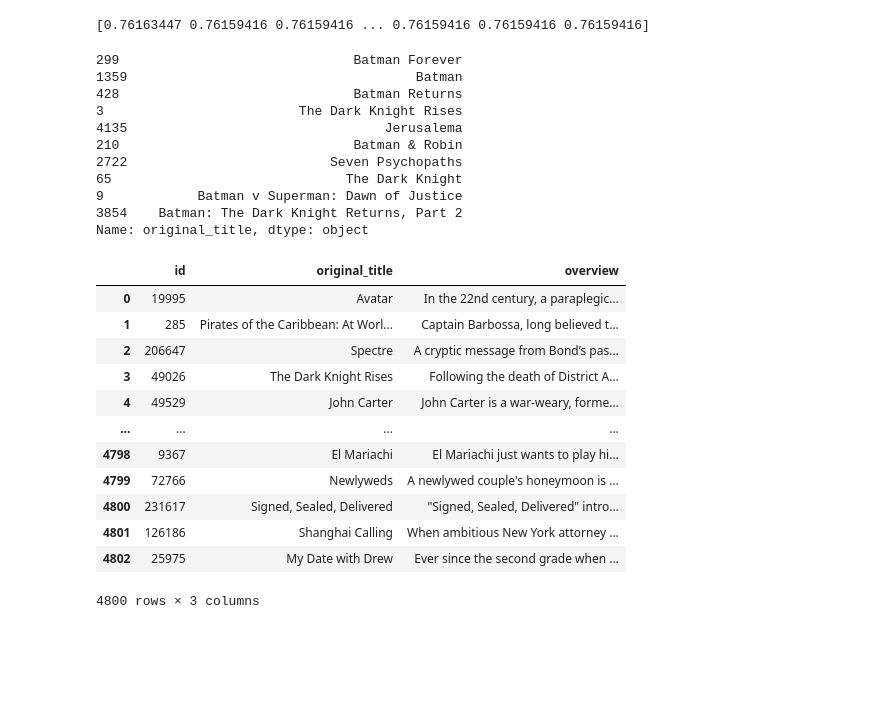
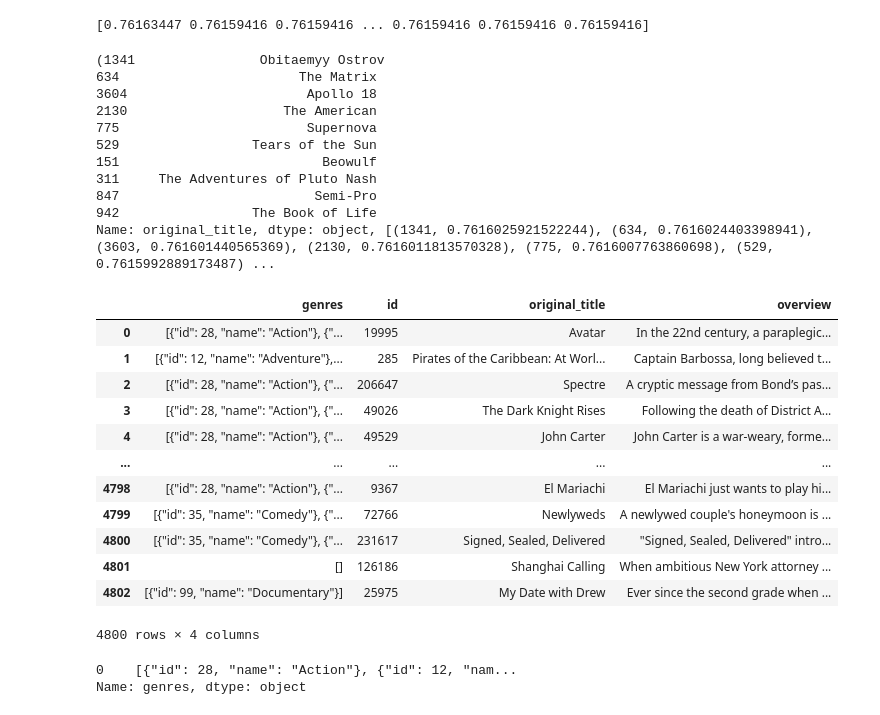
Before and after one commit to Nazihahaha/Movie-Recommendation-System, a Jupyter notebook: main.ipynb, the cells around one changed output. Cells and saved outputs as stored; diff of their text form; code cells hidden in the pictures; blank space fills up the shorter version.

Commit message:
fix columns

```diff
--- a/main.ipynb
+++ b/main.ipynb
@@ -116,39 +116,44 @@ def give_recomendations(title, sig=sig):
 # %%
-print(give_recomendations('Batman Begins'))
+print(give_recomendations('Avatar'))
 # %% [output]
-299                              Batman Forever
-1359                                     Batman
-428                              Batman Returns
-3                         The Dark Knight Rises
-4135                                 Jerusalema
-210                              Batman & Robin
-2722                          Seven Psychopaths
-65                              The Dark Knight
-9            Batman v Superman: Dawn of Justice
-3854    Batman: The Dark Knight Returns, Part 2
-Name: original_title, dtype: object
+(1341                Obitaemyy Ostrov
+634                       The Matrix
+3604                       Apollo 18
+2130                    The American
+775                        Supernova
+529                 Tears of the Sun
+151                          Beowulf
+311     The Adventures of Pluto Nash
+847                         Semi-Pro
+942                 The Book of Life
+Name: original_title, dtype: object, [(1341, 0.7616025921522244), (634, 0.7616024403398941), (3603, 0.761601440565369), (2130, 0.7616011813570328), (775, 0.7616007763860698), (529, 0.7615992889173487) ...
 # %%
 import pickle
 # %%
 pickle.dump(movies_cleaned, open('movies.pkl', 'wb'))
 # %%
-movies_cleaned.drop(columns=['budget',	'genres',	'keywords'	,'original_language',	'popularity',	'production_companies',	'release_date',	'revenue',	'runtime','spoken_languages',	'tagline',	'vote_count', 'cast','vote_average',	'crew'])
+movies_cleaned.drop(columns=['budget',	'keywords'	,'original_language',	'popularity',	'production_companies',	'release_date',	'revenue',	'runtime','spoken_languages',	'tagline',	'vote_count', 'cast','vote_average',	'crew'])
 # %% [output]
-|  | id | original_title | overview |
-| 0 | 19995 | Avatar | In the 22nd century, a paraplegic... |
-| 1 | 285 | Pirates of the Caribbean: At Worl... | Captain Barbossa, long believed t... |
-| 2 | 206647 | Spectre | A cryptic message from Bond’s pas... |
-| 3 | 49026 | The Dark Knight Rises | Following the death of District A... |
-| 4 | 49529 | John Carter | John Carter is a war-weary, forme... |
-| ... | ... | ... | ... |
-| 4798 | 9367 | El Mariachi | El Mariachi just wants to play hi... |
-| 4799 | 72766 | Newlyweds | A newlywed couple's honeymoon is ... |
-| 4800 | 231617 | Signed, Sealed, Delivered | "Signed, Sealed, Delivered" intro... |
-| 4801 | 126186 | Shanghai Calling | When ambitious New York attorney ... |
-| 4802 | 25975 | My Date with Drew | Ever since the second grade when ... |
+|  | genres | id | original_title | overview |
+| 0 | [{"id": 28, "name": "Action"}, {"... | 19995 | Avatar | In the 22nd century, a paraplegic... |
+| 1 | [{"id": 12, "name": "Adventure"},... | 285 | Pirates of the Caribbean: At Worl... | Captain Barbossa, long believed t... |
+| 2 | [{"id": 28, "name": "Action"}, {"... | 206647 | Spectre | A cryptic message from Bond’s pas... |
+| 3 | [{"id": 28, "name": "Action"}, {"... | 49026 | The Dark Knight Rises | Following the death of District A... |
+| 4 | [{"id": 28, "name": "Action"}, {"... | 49529 | John Carter | John Carter is a war-weary, forme... |
+| ... | ... | ... | ... | ... |
+| 4798 | [{"id": 28, "name": "Action"}, {"... | 9367 | El Mariachi | El Mariachi just wants to play hi... |
+| 4799 | [{"id": 35, "name": "Comedy"}, {"... | 72766 | Newlyweds | A newlywed couple's honeymoon is ... |
+| 4800 | [{"id": 35, "name": "Comedy"}, {"... | 231617 | Signed, Sealed, Delivered | "Signed, Sealed, Delivered" intro... |
+| 4801 | [] | 126186 | Shanghai Calling | When ambitious New York attorney ... |
+| 4802 | [{"id": 99, "name": "Documentary"}] | 25975 | My Date with Drew | Ever since the second grade when ... |
-4800 rows × 3 columns
+4800 rows × 4 columns
 # %%
 pickle.dump(movies_cleaned.to_dict(), open('movie_dict.pkl', 'wb')) #sending the dictionary to streamlit
 # %%
 # Save it
 pickle.dump(sig, open('similarity.pkl', 'wb'))
+# %%
+movies_cleaned['genres'].head(1)
+# %% [output]
+0    [{"id": 28, "name": "Action"}, {"id": 12, "nam...
+Name: genres, dtype: object
```
Also changed, not shown: parts of 4 cells of this notebook, 1 other file.
